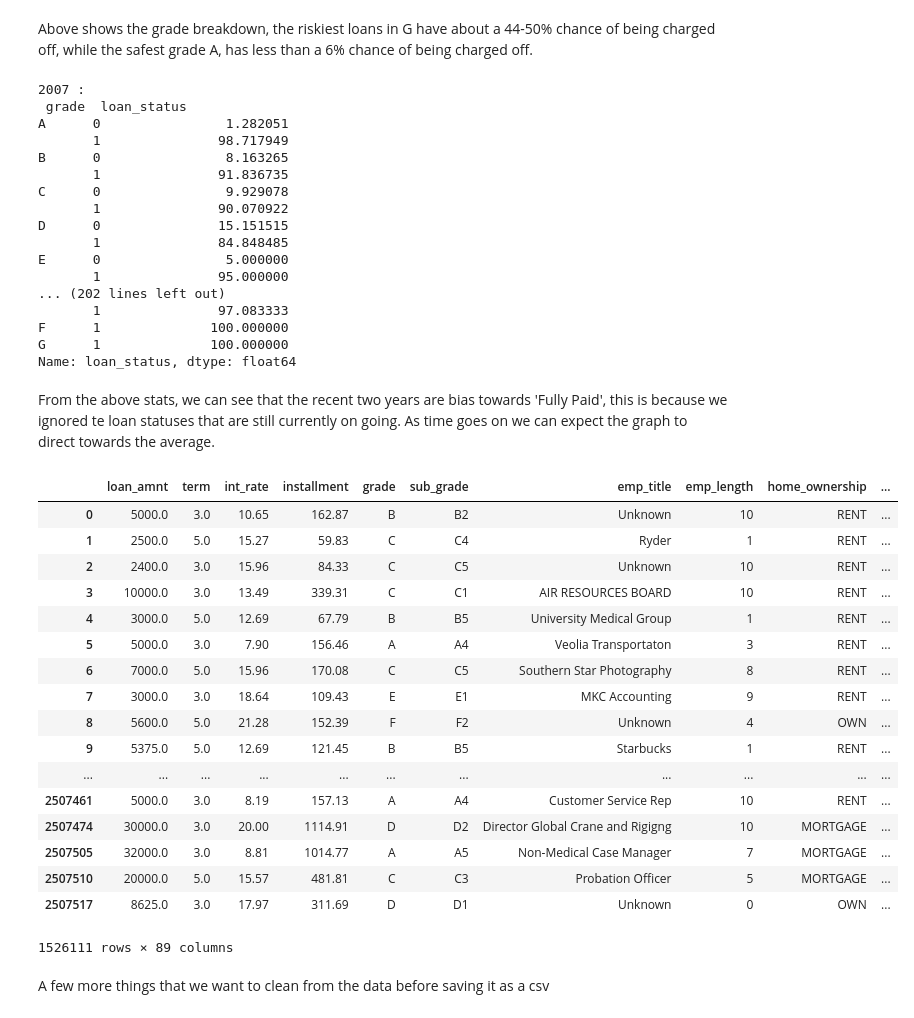
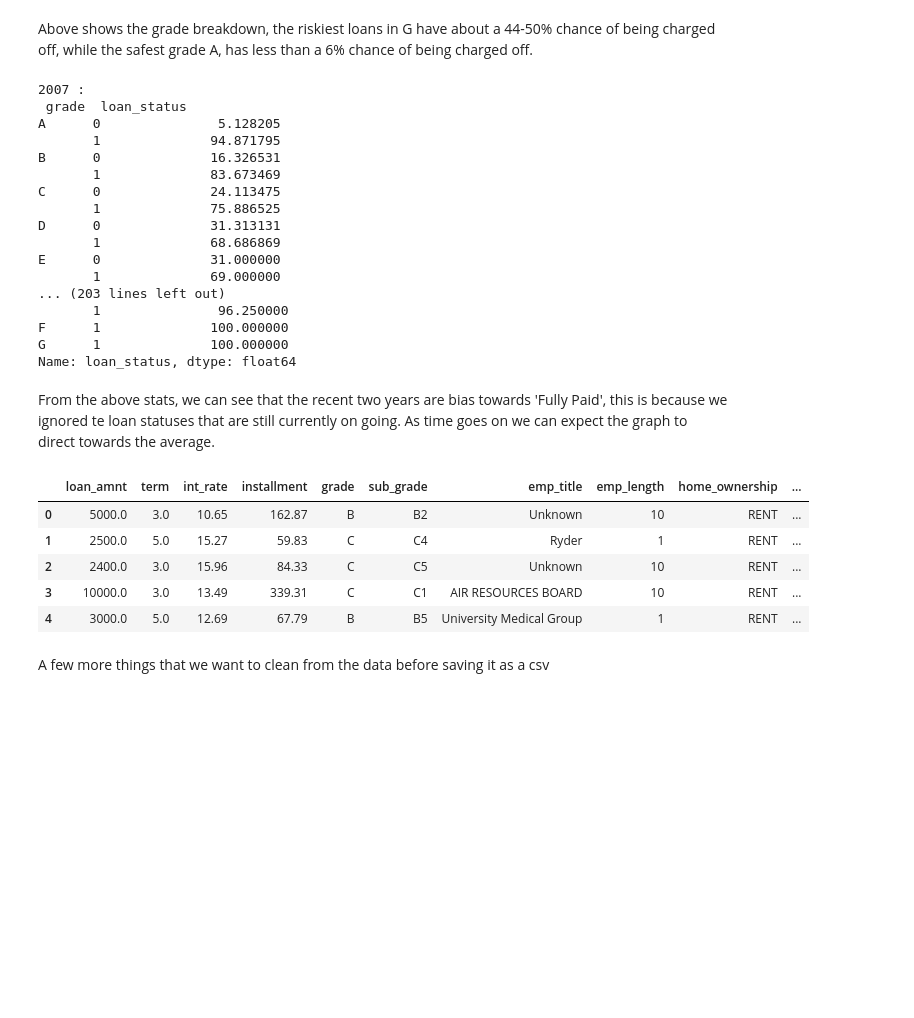
Before and after one commit to alan13519/P2PLending, a Jupyter notebook: P2P_EDA_Data_Cleaning.ipynb, the cells around one changed output. Saved outputs shown, nothing was run; the diff lists cells and outputs as text; code cells hidden in the pictures; blank space fills up the shorter version.

```diff
--- a/P2P_EDA_Data_Cleaning.ipynb
+++ b/P2P_EDA_Data_Cleaning.ipynb
@@ -368,0 +374,4 @@ Name: title, dtype: object
+# %%
+df_p2p['loan_status'] = df_p2p['loan_status'].replace('Does not meet the credit policy. Status:Fully Paid', 'Fully Paid')
+df_p2p['loan_status'] = df_p2p['loan_status'].replace('Does not meet the credit policy. Status:Charged Off', 'Charged Off')
+df_p2p['loan_status'] = df_p2p['loan_status'].replace('Default', 'Charged Off')
@@ -372,7 +386,8 @@ Name: title, dtype: object
 
 not_ongoing_status = ((df_p2p['loan_status'] != 'Current')
                       & (df_p2p['loan_status'] != 'In Grace Period')
-                     & (df_p2p['loan_status'] != 'Unknown'))
+                     & (df_p2p['loan_status'] != 'Unknown')
+                     & (df_p2p['loan_status'] != 'Issued'))
 df_p2p = df_p2p[not_ongoing_status]
 
 # Convert late paid loans into Fully Paid loans
@@ -419,44 +434,32 @@ for year in years:
 # %% [output]
 2007 :
  grade  loan_status
-A      0                1.282051
-       1               98.717949
-B      0                8.163265
-       1               91.836735
-C      0                9.929078
-       1               90.070922
-D      0               15.151515
-       1               84.848485
-E      0                5.000000
-       1               95.000000
-... (202 lines left out)
-       1               97.083333
+A      0               5.128205
+       1              94.871795
+B      0              16.326531
+       1              83.673469
+C      0              24.113475
+       1              75.886525
+D      0              31.313131
+       1              68.686869
+E      0              31.000000
+       1              69.000000
+... (203 lines left out)
+       1               96.250000
 F      1              100.000000
 G      1              100.000000
 Name: loan_status, dtype: float64
 # %% [markdown]
 From the above stats, we can see that the recent two years are bias towards 'Fully Paid', this is because we ignored te loan statuses that are still currently on going. As time goes on we can expect the graph to direct towards the average.
 # %%
-df_p2p
+df_p2p.head(5)
 # %% [output]
 |  | loan_amnt | term | int_rate | installment | grade | sub_grade | emp_title | emp_length | home_ownership | ... |
 | 0 | 5000.0 | 3.0 | 10.65 | 162.87 | B | B2 | Unknown | 10 | RENT | ... |
 | 1 | 2500.0 | 5.0 | 15.27 | 59.83 | C | C4 | Ryder | 1 | RENT | ... |
 | 2 | 2400.0 | 3.0 | 15.96 | 84.33 | C | C5 | Unknown | 10 | RENT | ... |
 | 3 | 10000.0 | 3.0 | 13.49 | 339.31 | C | C1 | AIR RESOURCES BOARD | 10 | RENT | ... |
 | 4 | 3000.0 | 5.0 | 12.69 | 67.79 | B | B5 | University Medical Group | 1 | RENT | ... |
-| 5 | 5000.0 | 3.0 | 7.90 | 156.46 | A | A4 | Veolia Transportaton | 3 | RENT | ... |
-| 6 | 7000.0 | 5.0 | 15.96 | 170.08 | C | C5 | Southern Star Photography | 8 | RENT | ... |
-| 7 | 3000.0 | 3.0 | 18.64 | 109.43 | E | E1 | MKC Accounting | 9 | RENT | ... |
-| 8 | 5600.0 | 5.0 | 21.28 | 152.39 | F | F2 | Unknown | 4 | OWN | ... |
-| 9 | 5375.0 | 5.0 | 12.69 | 121.45 | B | B5 | Starbucks | 1 | RENT | ... |
-| ... | ... | ... | ... | ... | ... | ... | ... | ... | ... | ... |
-| 2507461 | 5000.0 | 3.0 | 8.19 | 157.13 | A | A4 | Customer Service Rep | 10 | RENT | ... |
-| 2507474 | 30000.0 | 3.0 | 20.00 | 1114.91 | D | D2 | Director Global Crane and Rigigng | 10 | MORTGAGE | ... |
-| 2507505 | 32000.0 | 3.0 | 8.81 | 1014.77 | A | A5 | Non-Medical Case Manager | 7 | MORTGAGE | ... |
-| 2507510 | 20000.0 | 5.0 | 15.57 | 481.81 | C | C3 | Probation Officer | 5 | MORTGAGE | ... |
-| 2507517 | 8625.0 | 3.0 | 17.97 | 311.69 | D | D1 | Unknown | 0 | OWN | ... |
-1526111 rows × 89 columns
 # %% [markdown]
 A few more things that we want to clean from the data before saving it as a csv
 # %%
```
Also changed, not shown: parts of 10 cells of this notebook.
